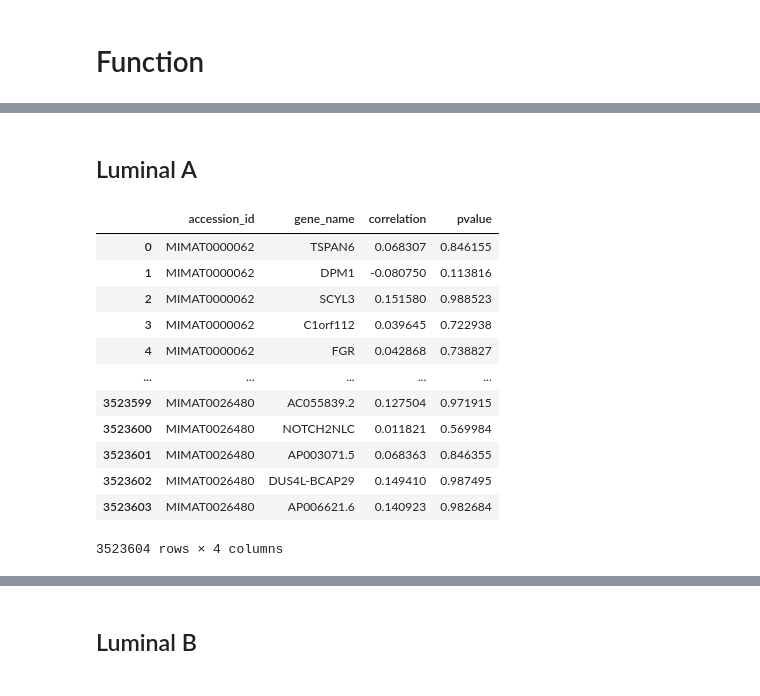
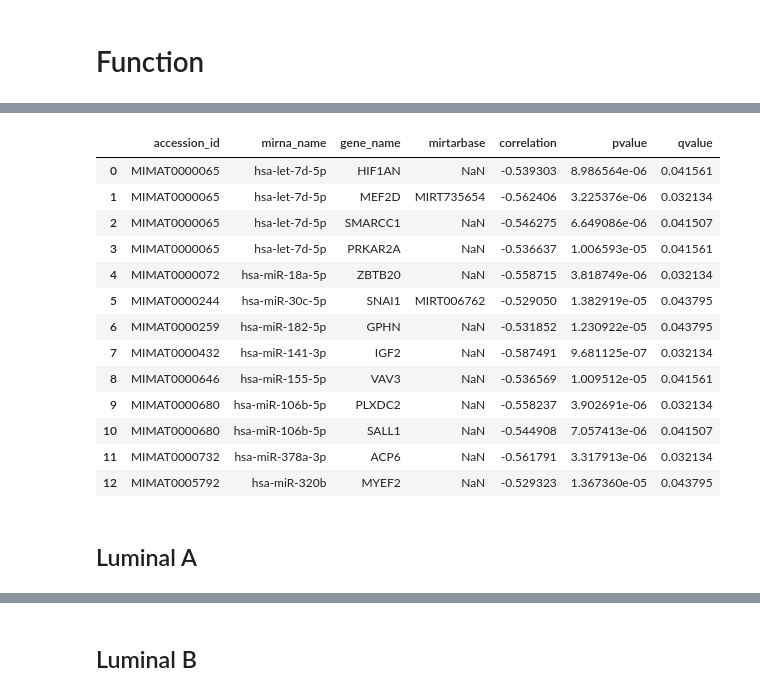
Before and after one commit to MylenaRoberta/pan-cancer-analysis, a Jupyter notebook: notebooks/02_interactions/03_interaction-inference.ipynb, the cells around one changed output, grey strips where cells are left out. Drawn from its saved outputs; the diff is of its cells as text; code cells hidden in the pictures.

```diff
--- a/notebooks/02_interactions/03_interaction-inference.ipynb
+++ b/notebooks/02_interactions/03_interaction-inference.ipynb
@@ -281,3 +332,3 @@ df_results
 # %%
-# Compute the Spearman correlation coefficients for HER2-enriched tumor tissue
-df_results = computing_parallel_spearman('HER2-enriched')
+# Infer the interactions for HER2-enriched tumor tissue
+inferred_interactions = infer_mir_rna_interactions(df_mirwalk_interactions, 'HER2-enriched')
@@ -301,3 +352,24 @@ df_results
+# %%
+# Print the inferred interactions of interest associated with this group
+inferred_interactions \
+    .query('is_interaction_of_interest == 1') \
+    .drop(columns=['is_interaction_of_interest']) \
+    .reset_index(drop=True)
+# %% [output]
+|  | accession_id | mirna_name | gene_name | mirtarbase | correlation | pvalue | qvalue |
+| 0 | MIMAT0000065 | hsa-let-7d-5p | HIF1AN | NaN | -0.539303 | 8.986564e-06 | 0.041561 |
+| 1 | MIMAT0000065 | hsa-let-7d-5p | MEF2D | MIRT735654 | -0.562406 | 3.225376e-06 | 0.032134 |
+| 2 | MIMAT0000065 | hsa-let-7d-5p | SMARCC1 | NaN | -0.546275 | 6.649086e-06 | 0.041507 |
+| 3 | MIMAT0000065 | hsa-let-7d-5p | PRKAR2A | NaN | -0.536637 | 1.006593e-05 | 0.041561 |
+| 4 | MIMAT0000072 | hsa-miR-18a-5p | ZBTB20 | NaN | -0.558715 | 3.818749e-06 | 0.032134 |
+| 5 | MIMAT0000244 | hsa-miR-30c-5p | SNAI1 | MIRT006762 | -0.529050 | 1.382919e-05 | 0.043795 |
+| 6 | MIMAT0000259 | hsa-miR-182-5p | GPHN | NaN | -0.531852 | 1.230922e-05 | 0.043795 |
+| 7 | MIMAT0000432 | hsa-miR-141-3p | IGF2 | NaN | -0.587491 | 9.681125e-07 | 0.032134 |
+| 8 | MIMAT0000646 | hsa-miR-155-5p | VAV3 | NaN | -0.536569 | 1.009512e-05 | 0.041561 |
+| 9 | MIMAT0000680 | hsa-miR-106b-5p | PLXDC2 | NaN | -0.558237 | 3.902691e-06 | 0.032134 |
+| 10 | MIMAT0000680 | hsa-miR-106b-5p | SALL1 | NaN | -0.544908 | 7.057413e-06 | 0.041507 |
+| 11 | MIMAT0000732 | hsa-miR-378a-3p | ACP6 | NaN | -0.561791 | 3.317913e-06 | 0.032134 |
+| 12 | MIMAT0005792 | hsa-miR-320b | MYEF2 | NaN | -0.529323 | 1.367360e-05 | 0.043795 |
 # %% [markdown]
 ## Luminal A
 # %%
@@ -306,17 +377,0 @@ df_results = computing_parallel_spearman('Luminal A')
-# %%
-# Print the DataFrame of Spearman results for this cohort
-df_results
-# %% [output]
-|  | accession_id | gene_name | correlation | pvalue |
-| 0 | MIMAT0000062 | TSPAN6 | 0.068307 | 0.846155 |
-| 1 | MIMAT0000062 | DPM1 | -0.080750 | 0.113816 |
-| 2 | MIMAT0000062 | SCYL3 | 0.151580 | 0.988523 |
-| 3 | MIMAT0000062 | C1orf112 | 0.039645 | 0.722938 |
-| 4 | MIMAT0000062 | FGR | 0.042868 | 0.738827 |
-| ... | ... | ... | ... | ... |
-| 3523599 | MIMAT0026480 | AC055839.2 | 0.127504 | 0.971915 |
-| 3523600 | MIMAT0026480 | NOTCH2NLC | 0.011821 | 0.569984 |
-| 3523601 | MIMAT0026480 | AP003071.5 | 0.068363 | 0.846355 |
-| 3523602 | MIMAT0026480 | DUS4L-BCAP29 | 0.149410 | 0.987495 |
-| 3523603 | MIMAT0026480 | AP006621.6 | 0.140923 | 0.982684 |
-3523604 rows × 4 columns
```
Also changed, not shown: parts of 47 cells of this notebook, 7 other files.
